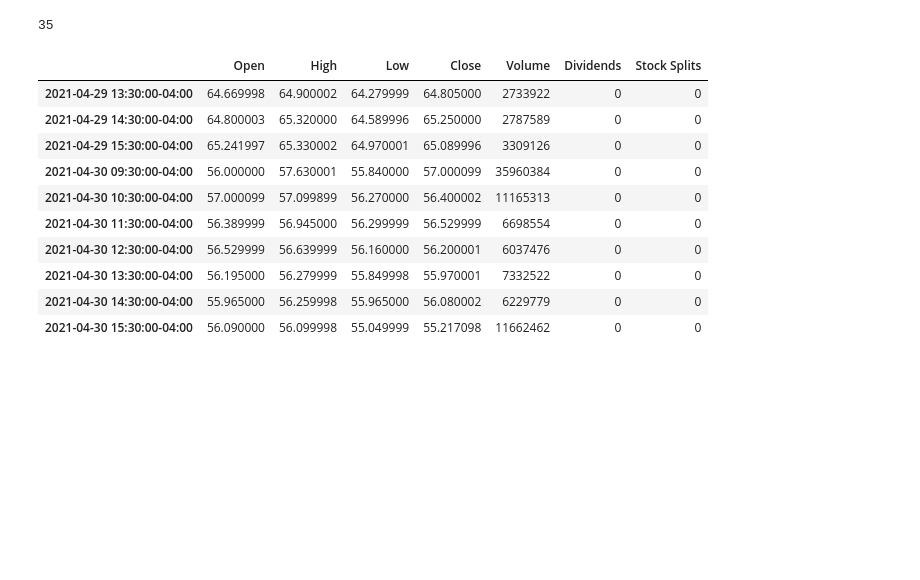
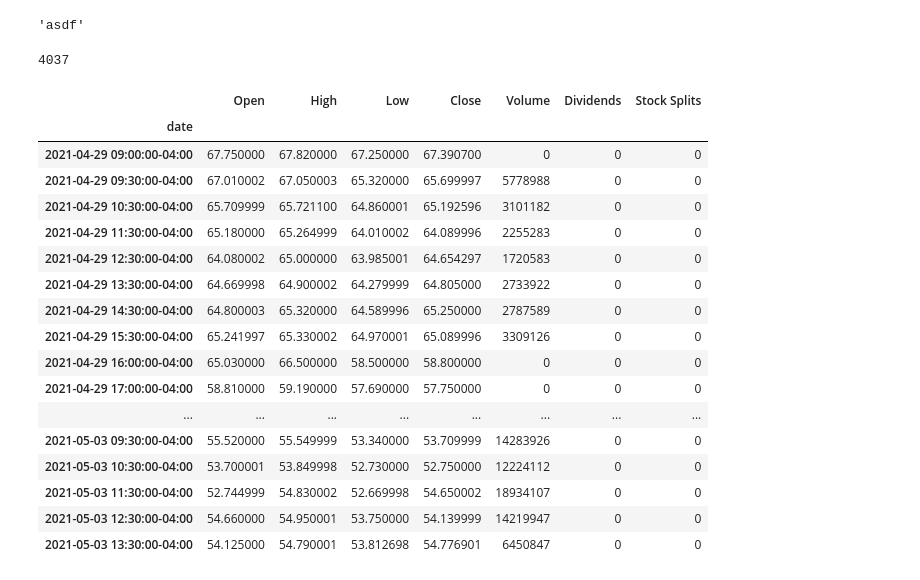
Before and after one commit to yoavnavon/stocks-bot, a Jupyter notebook: samples.ipynb, the cells around one changed output. Cells and saved outputs as stored; diff of their text form; code cells hidden in the pictures; blank space fills up the shorter version.

```diff
--- a/samples.ipynb
+++ b/samples.ipynb
@@ -16,25 +16,36 @@ sns.set_style('darkgrid')
 ticker = "TWTR"
 stock = yf.Ticker(ticker)
 # %%
-period = "1wk"
+period = "1y"
 interval = "1h"
 #period = "1d"
 #interval = "15m"
-hist = stock.history(period=period, interval=interval)
+hist = stock.history(period=period, interval=interval, prepost=True)
+# %%
+"asdf".zfill(2)
+# %% [output]
+'asdf'
 # %%
 print(len(hist))
-hist.tail(10)
+hist.iloc[-80:-40]
 # %% [output]
-35
+4037
 |  | Open | High | Low | Close | Volume | Dividends | Stock Splits |
+| date |  |  |  |  |  |  |  |
+| 2021-04-29 09:00:00-04:00 | 67.750000 | 67.820000 | 67.250000 | 67.390700 | 0 | 0 | 0 |
+| 2021-04-29 09:30:00-04:00 | 67.010002 | 67.050003 | 65.320000 | 65.699997 | 5778988 | 0 | 0 |
+| 2021-04-29 10:30:00-04:00 | 65.709999 | 65.721100 | 64.860001 | 65.192596 | 3101182 | 0 | 0 |
+| 2021-04-29 11:30:00-04:00 | 65.180000 | 65.264999 | 64.010002 | 64.089996 | 2255283 | 0 | 0 |
+| 2021-04-29 12:30:00-04:00 | 64.080002 | 65.000000 | 63.985001 | 64.654297 | 1720583 | 0 | 0 |
 | 2021-04-29 13:30:00-04:00 | 64.669998 | 64.900002 | 64.279999 | 64.805000 | 2733922 | 0 | 0 |
 | 2021-04-29 14:30:00-04:00 | 64.800003 | 65.320000 | 64.589996 | 65.250000 | 2787589 | 0 | 0 |
 | 2021-04-29 15:30:00-04:00 | 65.241997 | 65.330002 | 64.970001 | 65.089996 | 3309126 | 0 | 0 |
-| 2021-04-30 09:30:00-04:00 | 56.000000 | 57.630001 | 55.840000 | 57.000099 | 35960384 | 0 | 0 |
-| 2021-04-30 10:30:00-04:00 | 57.000099 | 57.099899 | 56.270000 | 56.400002 | 11165313 | 0 | 0 |
-| 2021-04-30 11:30:00-04:00 | 56.389999 | 56.945000 | 56.299999 | 56.529999 | 6698554 | 0 | 0 |
-| 2021-04-30 12:30:00-04:00 | 56.529999 | 56.639999 | 56.160000 | 56.200001 | 6037476 | 0 | 0 |
-| 2021-04-30 13:30:00-04:00 | 56.195000 | 56.279999 | 55.849998 | 55.970001 | 7332522 | 0 | 0 |
-| 2021-04-30 14:30:00-04:00 | 55.965000 | 56.259998 | 55.965000 | 56.080002 | 6229779 | 0 | 0 |
-| 2021-04-30 15:30:00-04:00 | 56.090000 | 56.099998 | 55.049999 | 55.217098 | 11662462 | 0 | 0 |
+| 2021-04-29 16:00:00-04:00 | 65.030000 | 66.500000 | 58.500000 | 58.800000 | 0 | 0 | 0 |
+| 2021-04-29 17:00:00-04:00 | 58.810000 | 59.190000 | 57.690000 | 57.750000 | 0 | 0 | 0 |
+| ... | ... | ... | ... | ... | ... | ... | ... |
+| 2021-05-03 09:30:00-04:00 | 55.520000 | 55.549999 | 53.340000 | 53.709999 | 14283926 | 0 | 0 |
+| 2021-05-03 10:30:00-04:00 | 53.700001 | 53.849998 | 52.730000 | 52.750000 | 12224112 | 0 | 0 |
+| 2021-05-03 11:30:00-04:00 | 52.744999 | 54.830002 | 52.669998 | 54.650002 | 18934107 | 0 | 0 |
+| 2021-05-03 12:30:00-04:00 | 54.660000 | 54.950001 | 53.750000 | 54.139999 | 14219947 | 0 | 0 |
+| 2021-05-03 13:30:00-04:00 | 54.125000 | 54.790001 | 53.812698 | 54.776901 | 6450847 | 0 | 0 |
 # %%
```
Also changed, not shown: parts of 2 cells of this notebook, 3 other files.
